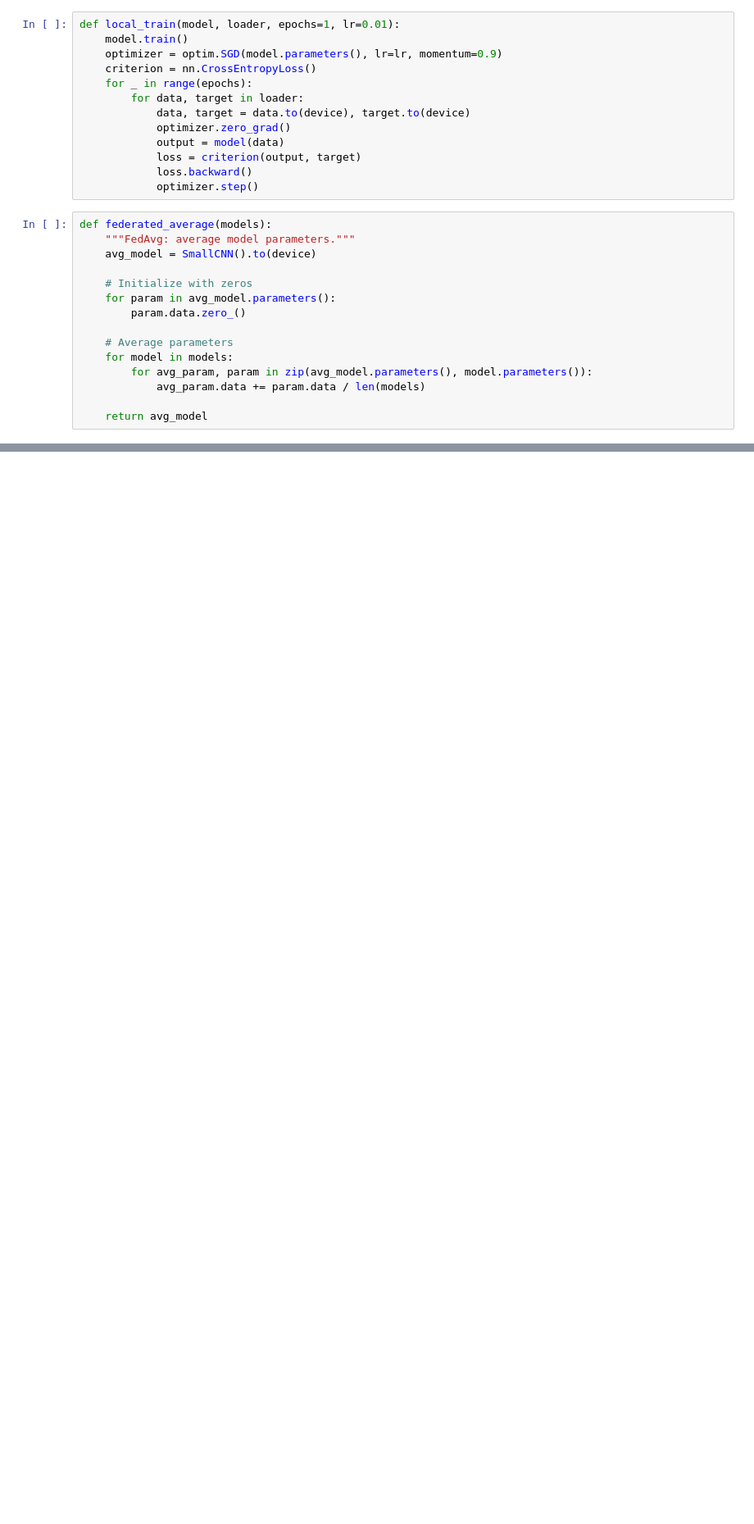
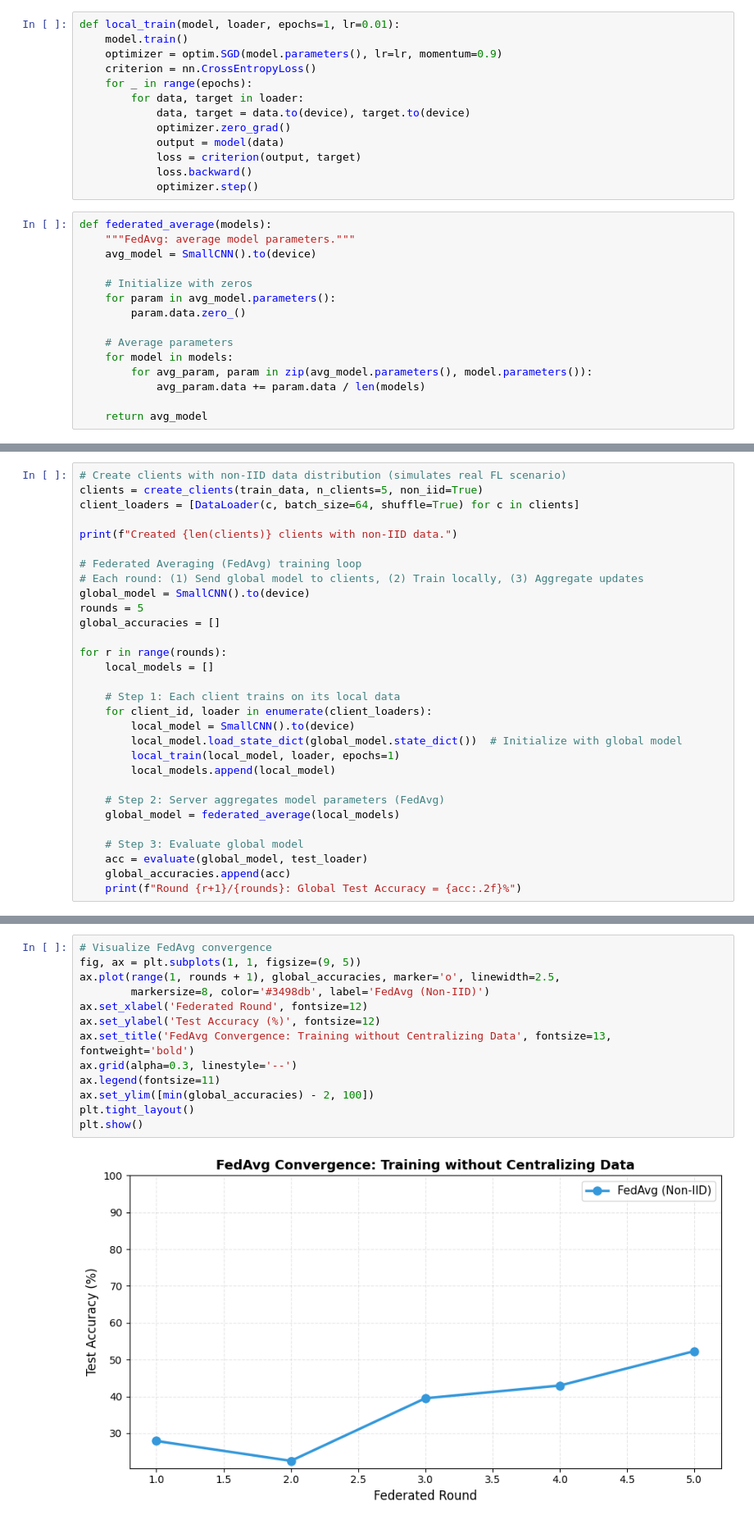
Before and after one commit to ELTE-DSED/Intro-Data-Security, a Jupyter notebook: module_08_defenses/Lab_8b_Federated_Learning_and_Adversarial_Training.ipynb, the cells around one changed output, grey strips where cells are left out. Shown at 82% size. Saved outputs shown, nothing was run; the diff lists cells and outputs as text; blank space fills up the shorter version.

```diff
--- a/module_08_defenses/Lab_8b_Federated_Learning_and_Adversarial_Training.ipynb
+++ b/module_08_defenses/Lab_8b_Federated_Learning_and_Adversarial_Training.ipynb
@@ -363,0 +174,30 @@ Combine FL + DP + adversarial training. Evaluate privacy and robustness together
+# %%
+# Create clients with non-IID data distribution (simulates real FL scenario)
+clients = create_clients(train_data, n_clients=5, non_iid=True)
+client_loaders = [DataLoader(c, batch_size=64, shuffle=True) for c in clients]
+
+print(f"Created {len(clients)} clients with non-IID data.")
+
+# Federated Averaging (FedAvg) training loop
+# Each round: (1) Send global model to clients, (2) Train locally, (3) Aggregate updates
+global_model = SmallCNN().to(device)
+rounds = 5
+global_accuracies = []
+
+for r in range(rounds):
+    local_models = []
+
+    # Step 1: Each client trains on its local data
+    for client_id, loader in enumerate(client_loaders):
+        local_model = SmallCNN().to(device)
+        local_model.load_state_dict(global_model.state_dict())  # Initialize with global model
+        local_train(local_model, loader, epochs=1)
+        local_models.append(local_model)
+
+    # Step 2: Server aggregates model parameters (FedAvg)
+    global_model = federated_average(local_models)
+
+    # Step 3: Evaluate global model
+    acc = evaluate(global_model, test_loader)
+    global_accuracies.append(acc)
+    print(f"Round {r+1}/{rounds}: Global Test Accuracy = {acc:.2f}%")
@@ -363,0 +215,15 @@ Combine FL + DP + adversarial training. Evaluate privacy and robustness together
+# %%
+# Visualize FedAvg convergence
+fig, ax = plt.subplots(1, 1, figsize=(9, 5))
+ax.plot(range(1, rounds + 1), global_accuracies, marker='o', linewidth=2.5,
+        markersize=8, color='#3498db', label='FedAvg (Non-IID)')
+ax.set_xlabel('Federated Round', fontsize=12)
+ax.set_ylabel('Test Accuracy (%)', fontsize=12)
+ax.set_title('FedAvg Convergence: Training without Centralizing Data', fontsize=13, fontweight='bold')
+ax.grid(alpha=0.3, linestyle='--')
+ax.legend(fontsize=11)
+ax.set_ylim([min(global_accuracies) - 2, 100])
+plt.tight_layout()
+plt.show()
+# %% [output]
+[figure, added]
```
Also changed, not shown: parts of 41 cells of this notebook.
